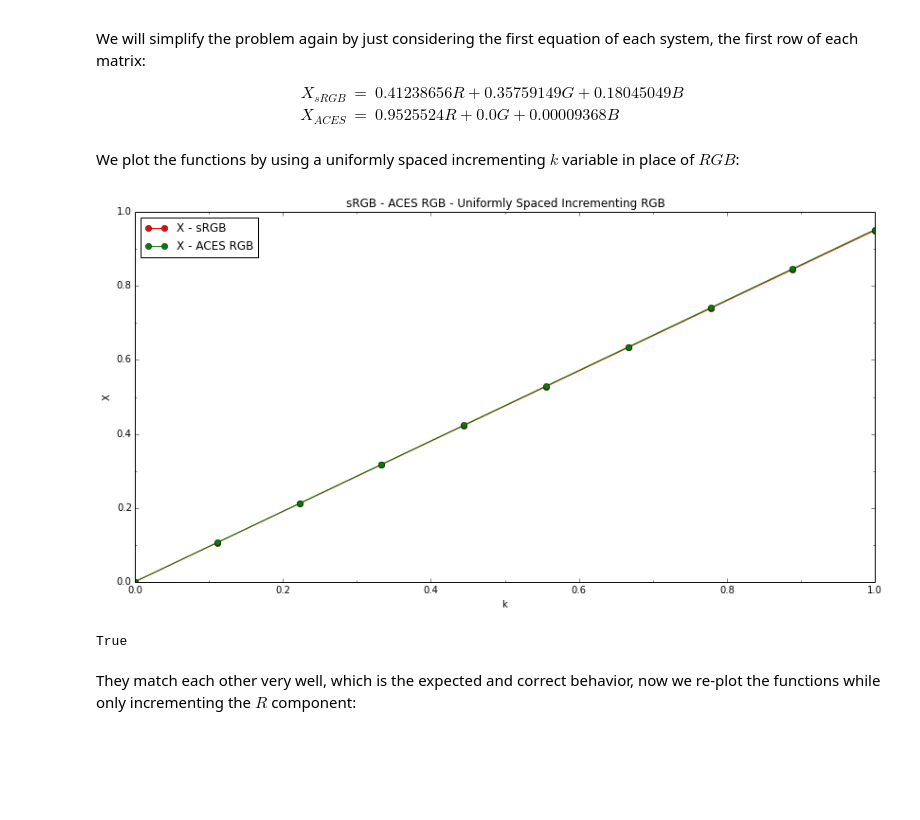
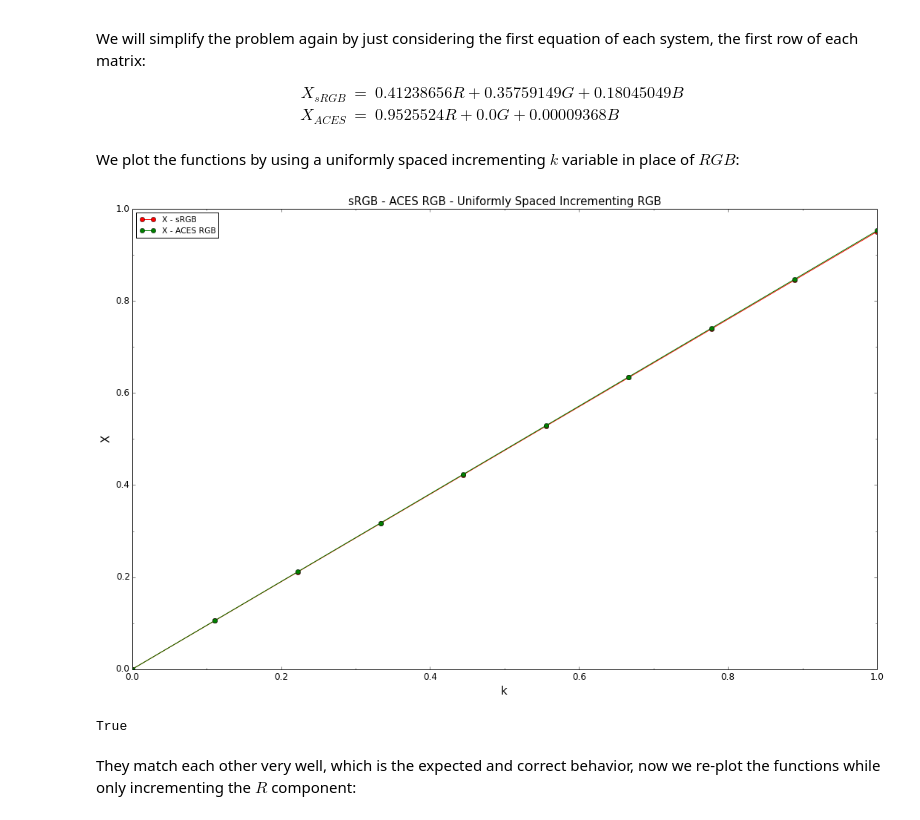
Before and after one commit to colour-science/colour-website, a Jupyter notebook: ipython/about_rendering_engines_colourspaces_agnosticism.ipynb, the cells around one changed output. Cells and saved outputs as stored; diff of their text form; code cells hidden in the pictures; blank space fills up the shorter version.

```diff
--- a/ipython/about_rendering_engines_colourspaces_agnosticism.ipynb
+++ b/ipython/about_rendering_engines_colourspaces_agnosticism.ipynb
@@ -195,12 +199,12 @@ adobe98_m = adobe98_r1 * adobe98_r2 * adobe98_r2 * adobe98_r2 * adobe98_k
 
 XYZ_sRGB_m1 = colour.RGB_to_XYZ(sRGB_m,
                                 sRGB_w,
-                                illuminant,
+                                sRGB_w,
                                 sRGB_RGB_to_XYZ)
 
 XYZ_adobe98_m1 = colour.RGB_to_XYZ(adobe98_m,
                                    adobe98_w,
-                                   illuminant,
+                                   adobe98_w,
                                    adobe98_RGB_to_XYZ)
 
 message_box(('Multiplying "dark skin" with "green" and converting back to '
@@ -317,11 +323,11 @@ for index, name, x, y, Y in data:
 
     XYZ_sRGB_m1 = colour.RGB_to_XYZ(sRGB_m,
                                     sRGB_w,
-                                    illuminant,
+                                    sRGB_w,
                                     sRGB_RGB_to_XYZ)
     XYZ_aces_m1 = colour.RGB_to_XYZ(aces_m,
                                     aces_w,
-                                    illuminant,
+                                    aces_w,
                                     aces_RGB_to_XYZ)
     XYZs_m.append((XYZ_sRGB_m1, XYZ_aces_m1))
 
@@ -416,11 +422,11 @@ for index, name, x, y, Y in data:
 
     XYZ_sRGB_m1 = colour.RGB_to_XYZ(sRGB_m,
                                     sRGB_w,
-                                    illuminant,
+                                    sRGB_w,
                                     sRGB_RGB_to_XYZ)
     XYZ_rec2020_m1 = colour.RGB_to_XYZ(rec2020_m,
                                        rec2020_w,
-                                       illuminant,
+                                       rec2020_w,
                                        rec2020_RGB_to_XYZ)
     XYZs_m.append((XYZ_sRGB_m1, XYZ_rec2020_m1))
 
@@ -548,23 +554,23 @@ We plot the functions by using a uniformly spaced incrementing $k$ variable in p
 # %%
 k = np.linspace(0, 1, 10)
 X_sRGB = lambda x: 0.41238656 * x + 0.35759149 * x + 0.18045049 * x
 X_ACES = lambda x: 0.9525524 * x + 0.00009368 * x
 
 pylab.plot(k, tuple(map(X_sRGB, k)), 'o-', color='red', label='X - sRGB')
 pylab.plot(k, tuple(map(X_ACES, k)), 'o-', color='green', label='X - ACES RGB')
 
 settings = {'title': 'sRGB - ACES RGB - Uniformly Spaced Incrementing RGB',
             'x_label': 'k',
             'y_label': 'X',
             'x_tighten': True,
             'legend': True,
             'legend_location': 'upper left',
             'x_ticker': True,
             'y_ticker': True}
-aspect(**settings)
+decorate(**settings)
 display(**settings)
 # %% [output]
-[figure, old version]
+[figure, new version]
 True
 # %% [markdown]
 They match each other very well, which is the expected and correct behavior, now we re-plot the functions while only incrementing the $R$ component:
```
Also changed, not shown: parts of 23 cells of this notebook, 1 other file.
